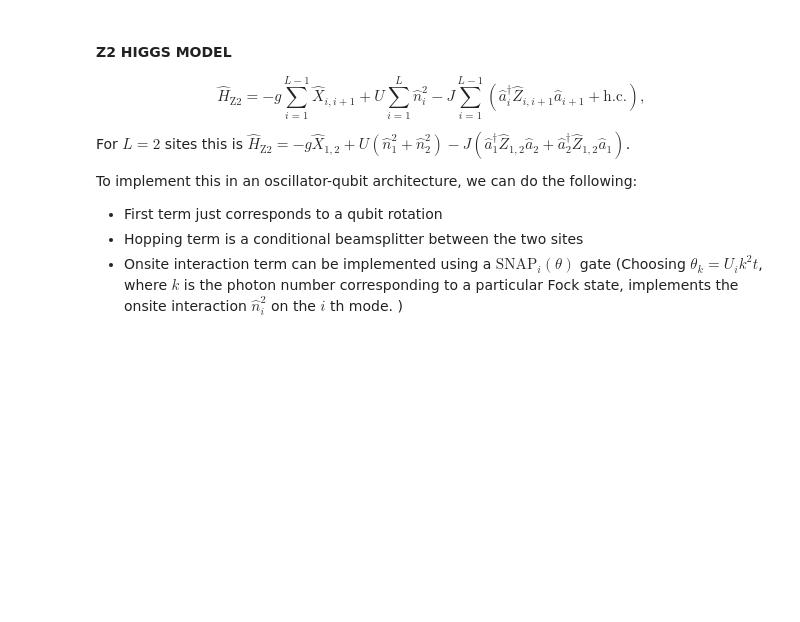
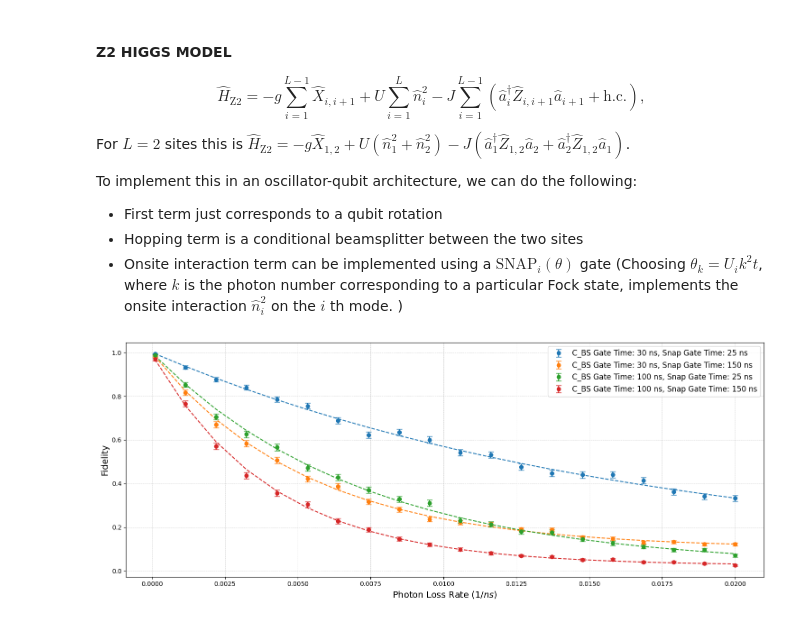
Before and after one commit to samgodwood/bosonic-qiskit, a Jupyter notebook: playground/bosonic_operator_costs/Z2/z2_oscillator_qubit.ipynb, the cells around one changed output. Drawn from its saved outputs; the diff is of its cells as text; code cells hidden in the pictures; blank space fills up the shorter version.

Commit message:
fix SNAP's

```diff
--- a/playground/bosonic_operator_costs/Z2/z2_oscillator_qubit.ipynb
+++ b/playground/bosonic_operator_costs/Z2/z2_oscillator_qubit.ipynb
@@ -64,7 +64,7 @@ def e_field(circuit, qbr, qb_index, g, delta_t):
 
 def onsite_interaction(circuit, qmr, qbr, mode, U, delta_t, gate_time, cutoff):
     """
-    Applies the onsite interaction U * n^2 using a SNAP gate.
+    Applies the onsite interaction U * (n^2) using a SNAP gate.
 
     Parameters:
         circuit (QuantumCircuit): The quantum circuit.
@@ -146,7 +148,7 @@ def simulate_z2(j=1, g=1, U=1, delta_t=0.1, noise=True, photon_loss_rate=0.0001,
         state, _, _ = c2qa.util.simulate(circuit)
         return state
 # %%
-def compute_average_fidelity(g, U, J, delta_t, photon_loss_rate=0.0001, gate_time=100, shots=100):
+def compute_average_fidelity(g, U, J, delta_t, photon_loss_rate=0.0001, cond_bs_gate_time=100, snap_gate_time=100, shots=100):
     """
     Computes the average fidelity between the noiseless statevector and individual noisy statevectors,
     and the error from shot noise.
@@ -157,19 +159,20 @@ def compute_average_fidelity(g, U, J, delta_t, photon_loss_rate=0.0001, gate_tim
         J (float): Hopping term coupling constant.
         delta_t (float): Trotter time step.
         photon_loss_rate (float): Photon loss rate in units of 1/ns.
-        gate_time (float): Gate time in ns.
+        cond_bs_gate_time (int): Duration of the gate for the hopping term in ns.
+        snap_gate_time (int): Duration of the gate for the onsite interaction term in ns.
         shots (int): Number of shots for the noisy simulation.
 
     Returns:
         tuple: The average fidelity and the shot noise error.
     """
     # Simulate the noiseless state
-    state_no_noise = simulate_z2(g=g, U=U, j=J, delta_t=delta_t, noise=False)
+    state_no_noise = simulate_z2(g=g, U=U, j=J, delta_t=delta_t, noise=False, cond_bs_gate_time=cond_bs_gate_time, snap_gate_time=snap_gate_time)
 
     # Simulate the noisy statevectors
     noisy_statevectors = simulate_z2(g=g, U=U, j=J, delta_t=delta_t, noise=True,
-                                                 photon_loss_rate=photon_loss_rate, gate_time=gate_time,
-                                                 shots=shots)
+                                                 photon_loss_rate=photon_loss_rate, cond_bs_gate_time=cond_bs_gate_time,
+                                                 snap_gate_time=snap_gate_time, shots=shots)
 
     # Calculate fidelity for each noisy statevector
     fidelities = [state_fidelity(state_no_noise, noisy_state) for noisy_state in noisy_statevectors]
@@ -224,58 +228,73 @@ for gate_time in gate_times:
 # %%
 from scipy.optimize import curve_fit
+
 
 # Define the exponential model
 def exponential_model(x, a, b, c):
     return a * np.exp(-b * x) + c
 
 # Initialize a dictionary to store fitted parameters
 exponential_fits = {}
 
-# Fit the exponential model for each gate time
-for gate_time in gate_times:
-    # Extract fidelities and errors for the current gate time
-    fidelities = np.array(results[gate_time]['fidelities'])
-    errors = np.array(results[gate_time]['errors'])
+# Fit the exponential model for each combination of cond_bs_gate_time and snap_gate_time
+for cond_bs_gate_time in cond_bs_gate_times:
+    for snap_gate_time in snap_gate_times:
+        # Extract fidelities and errors for the current gate time combination
+        fidelities = np.array(results[(cond_bs_gate_time, snap_gate_time)]['fidelities'])
+        errors = np.array(results[(cond_bs_gate_time, snap_gate_time)]['errors'])
 
-    # Perform the curve fitting
-    popt, _ = curve_fit(
-        exponential_model, photon_loss_rates, fidelities, sigma=errors, absolute_sigma=True
-    )
-    exponential_fits[gate_time] = popt
+        # Make an initial guess for the parameters
+        initial_guess = [np.max(fidelities), 0.1, np.min(fidelities)]
 
+        try:
+            # Perform the curve fitting
+            popt, _ = curve_fit(
+                exponential_model, photon_loss_rates, fidelities, sigma=errors,
+                absolute_sigma=True, p0=initial_guess, maxfev=10000
+            )
+            exponential_fits[(cond_bs_gate_time, snap_gate_time)] = popt
+        except RuntimeError as e:
+            print(f"Fitting failed for C_BS Gate Time: {cond_bs_gate_time}, Snap Gate Time: {snap_gate_time}")
+            print(f"Error: {e}")
+            continue
 
-## Plotting
+# Plotting
 plt.figure(figsize=(15, 6))
 
-# Loop over gate times to plot data and fits
-for gate_time in gate_times:
-    fidelities = np.array(results[gate_time]['fidelities'])
-    errors = np.array(results[gate_time]['errors'])
+# Loop over the combinations of gate times to plot data and fits
+for cond_bs_gate_time in cond_bs_gate_times:
+    for snap_gate_time in snap_gate_times:
+        # Extract fidelities and errors for the current gate time combination
+        fidelities = np.array(results[(cond_bs_gate_time, snap_gate_time)]['fidelities'])
+        errors = np.array(results[(cond_bs_gate_time, snap_gate_time)]['errors'])
 
-    # Plot the original data with error bars
-    data_points = plt.errorbar(
-        photon_loss_rates,
-        fidelities,
-        yerr=errors,
-        fmt='o',
-        capsize=4,
-        label=f'Gate Time: {gate_time} $ns$'
-    )
+        # Plot the original data with error bars
+        data_points = plt.errorbar(
+            photon_loss_rates,
+            fidelities,
+            yerr=errors,
+            fmt='o',
+            capsize=4,
+            label=f'C_BS Gate Time: {cond_bs_gate_time} ns, Snap Gate Time: {snap_gate_time} ns'
+        )
 
-    # Plot the exponential fit using the same color as the data points
-    fit_params = exponential_fits[gate_time]
-    predicted = exponential_model(photon_loss_rates, *fit_params)
-    plt.plot(
-        photon_loss_rates,
-        predicted,
-        linestyle='--',
-        color=data_points[0].get_color()
-    )
+        # Plot the exponential fit using the same color as the data points
+        fit_params = exponential_fits.get((cond_bs_gate_time, snap_gate_time))
+        if fit_params is not None:
+            predicted = exponential_model(photon_loss_rates, *fit_params)
+            plt.plot(
+                photon_loss_rates,
+                predicted,
+                linestyle='--',
+                color=data_points[0].get_color()
+            )
 
 plt.xlabel('Photon Loss Rate ($1/ns$)', fontsize=14)
 plt.ylabel('Fidelity', fontsize=14)
 plt.legend(fontsize=12)
 plt.grid(True, which='both', linestyle='--', linewidth=0.5, alpha=0.7)
 plt.tight_layout()
 
 plt.show()
+# %% [output]
+[figure, added]
```
Also changed, not shown: parts of 2 cells of this notebook.
